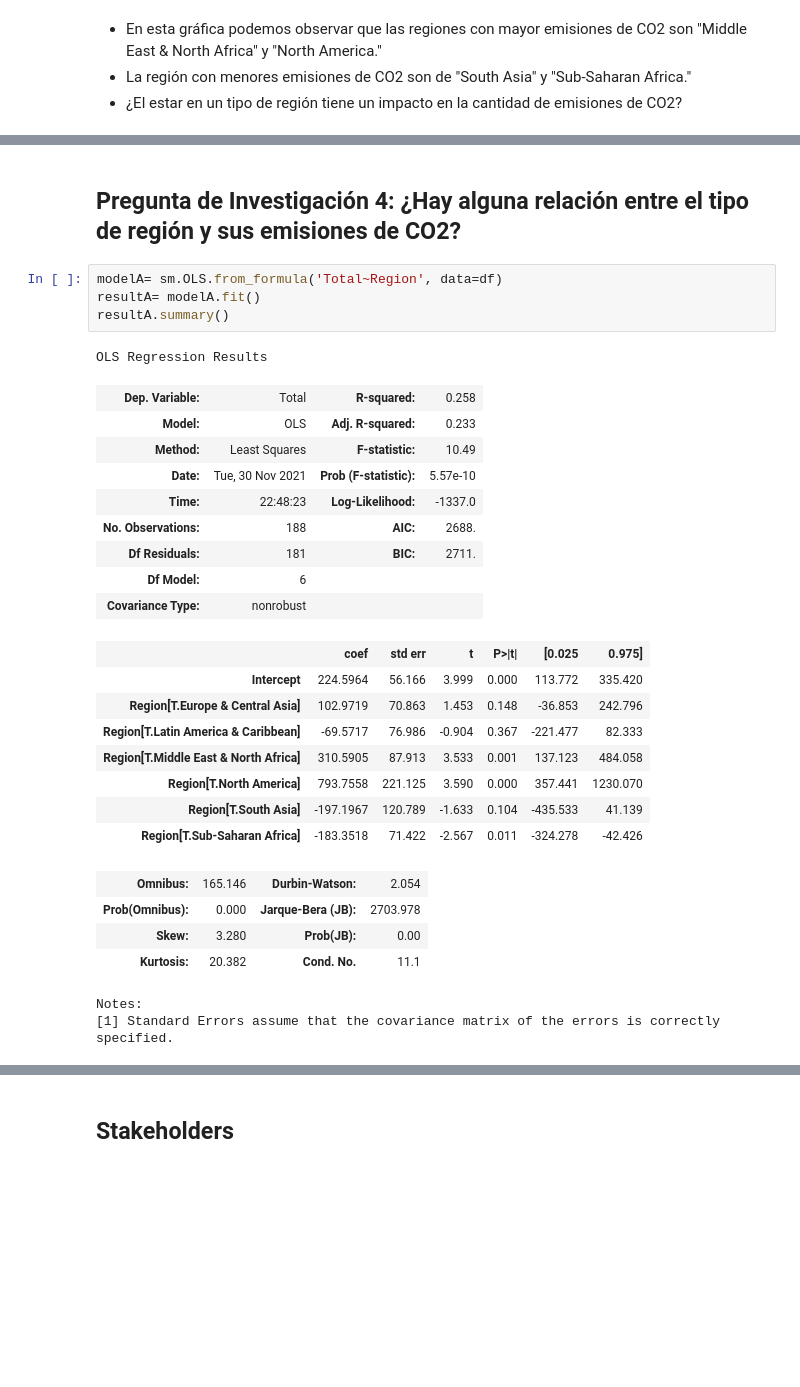
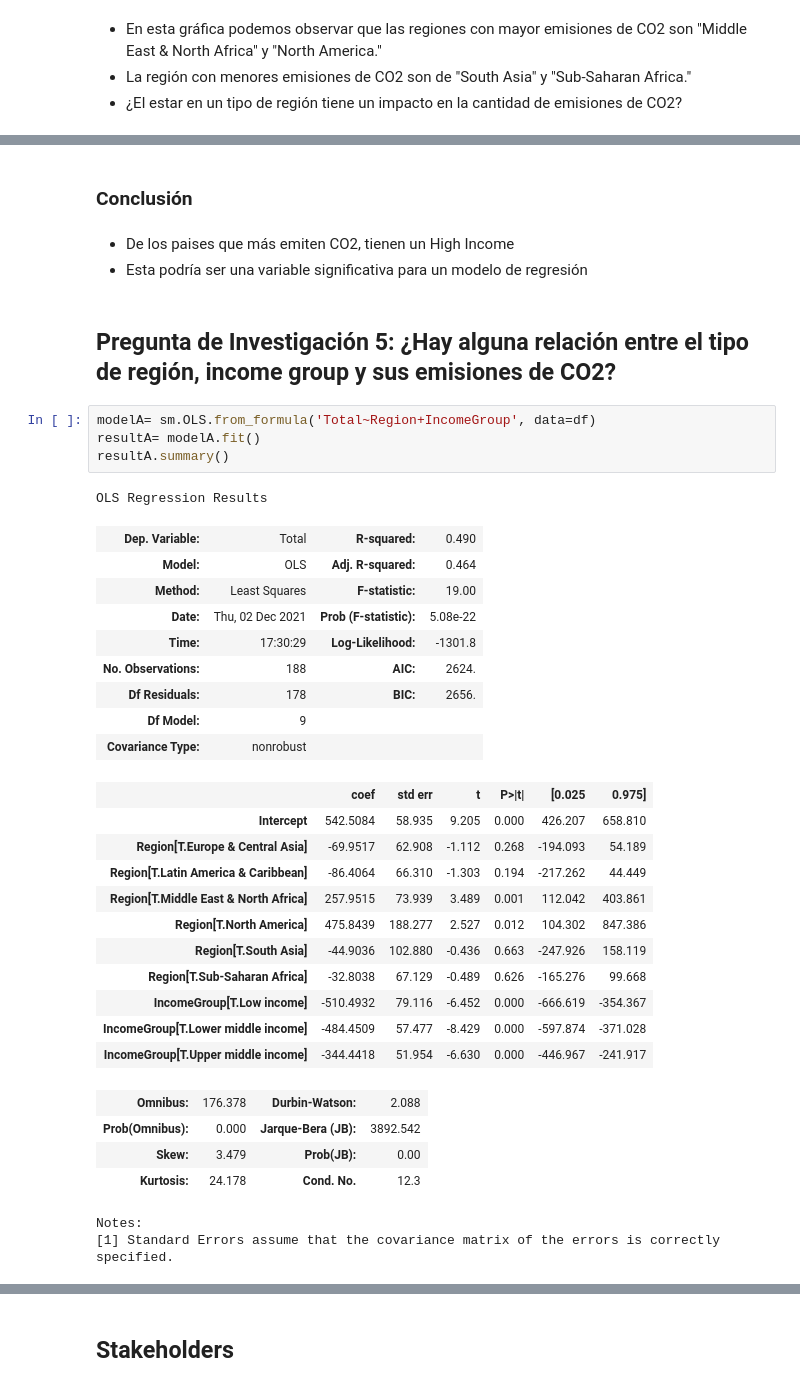
Before and after one commit to a01720514/VisualizacionDeDatos, a Jupyter notebook: A10_A01720514 (2).ipynb, the cells around one changed output, grey strips where cells are left out. Drawn from its saved outputs; the diff is of its cells as text; blank space fills up the shorter version.

```diff
--- a/A10_A01720514 (2).ipynb
+++ b/A10_A01720514 (2).ipynb
@@ -252,32 +278,40 @@ Text(0, 0.5, 'Tonelada métrica de CO2')
+# %% [markdown]
+### Conclusión
+# %% [markdown]
+* De los paises que más emiten CO2, tienen un High Income
+* Esta podría ser una variable significativa para un modelo de regresión
 # %% [markdown]
-## Pregunta de Investigación 4: ¿Hay alguna relación entre el tipo de región y sus emisiones de CO2?
+## Pregunta de Investigación 5: ¿Hay alguna relación entre el tipo de región, income group y sus emisiones de CO2?
 # %%
-modelA= sm.OLS.from_formula('Total~Region', data=df)
+modelA= sm.OLS.from_formula('Total~Region+IncomeGroup', data=df)
 resultA= modelA.fit()
 resultA.summary()
 # %% [output]
 OLS Regression Results
-| Dep. Variable: | Total | R-squared: | 0.258 |
-| Model: | OLS | Adj. R-squared: | 0.233 |
-| Method: | Least Squares | F-statistic: | 10.49 |
-| Date: | Tue, 30 Nov 2021 | Prob (F-statistic): | 5.57e-10 |
-| Time: | 22:48:23 | Log-Likelihood: | -1337.0 |
-| No. Observations: | 188 | AIC: | 2688. |
-| Df Residuals: | 181 | BIC: | 2711. |
-| Df Model: | 6 |  |  |
+| Dep. Variable: | Total | R-squared: | 0.490 |
+| Model: | OLS | Adj. R-squared: | 0.464 |
+| Method: | Least Squares | F-statistic: | 19.00 |
+| Date: | Thu, 02 Dec 2021 | Prob (F-statistic): | 5.08e-22 |
+| Time: | 17:30:29 | Log-Likelihood: | -1301.8 |
+| No. Observations: | 188 | AIC: | 2624. |
+| Df Residuals: | 178 | BIC: | 2656. |
+| Df Model: | 9 |  |  |
 | Covariance Type: | nonrobust |  |  |
 |  | coef | std err | t | P>|t| | [0.025 | 0.975] |
-| Intercept | 224.5964 | 56.166 | 3.999 | 0.000 | 113.772 | 335.420 |
-| Region[T.Europe & Central Asia] | 102.9719 | 70.863 | 1.453 | 0.148 | -36.853 | 242.796 |
-| Region[T.Latin America & Caribbean] | -69.5717 | 76.986 | -0.904 | 0.367 | -221.477 | 82.333 |
-| Region[T.Middle East & North Africa] | 310.5905 | 87.913 | 3.533 | 0.001 | 137.123 | 484.058 |
-| Region[T.North America] | 793.7558 | 221.125 | 3.590 | 0.000 | 357.441 | 1230.070 |
-| Region[T.South Asia] | -197.1967 | 120.789 | -1.633 | 0.104 | -435.533 | 41.139 |
-| Region[T.Sub-Saharan Africa] | -183.3518 | 71.422 | -2.567 | 0.011 | -324.278 | -42.426 |
+| Intercept | 542.5084 | 58.935 | 9.205 | 0.000 | 426.207 | 658.810 |
+| Region[T.Europe & Central Asia] | -69.9517 | 62.908 | -1.112 | 0.268 | -194.093 | 54.189 |
+| Region[T.Latin America & Caribbean] | -86.4064 | 66.310 | -1.303 | 0.194 | -217.262 | 44.449 |
+| Region[T.Middle East & North Africa] | 257.9515 | 73.939 | 3.489 | 0.001 | 112.042 | 403.861 |
+| Region[T.North America] | 475.8439 | 188.277 | 2.527 | 0.012 | 104.302 | 847.386 |
+| Region[T.South Asia] | -44.9036 | 102.880 | -0.436 | 0.663 | -247.926 | 158.119 |
+| Region[T.Sub-Saharan Africa] | -32.8038 | 67.129 | -0.489 | 0.626 | -165.276 | 99.668 |
+| IncomeGroup[T.Low income] | -510.4932 | 79.116 | -6.452 | 0.000 | -666.619 | -354.367 |
+| IncomeGroup[T.Lower middle income] | -484.4509 | 57.477 | -8.429 | 0.000 | -597.874 | -371.028 |
+| IncomeGroup[T.Upper middle income] | -344.4418 | 51.954 | -6.630 | 0.000 | -446.967 | -241.917 |
-| Omnibus: | 165.146 | Durbin-Watson: | 2.054 |
-| Prob(Omnibus): | 0.000 | Jarque-Bera (JB): | 2703.978 |
-| Skew: | 3.280 | Prob(JB): | 0.00 |
-| Kurtosis: | 20.382 | Cond. No. | 11.1 |
+| Omnibus: | 176.378 | Durbin-Watson: | 2.088 |
+| Prob(Omnibus): | 0.000 | Jarque-Bera (JB): | 3892.542 |
+| Skew: | 3.479 | Prob(JB): | 0.00 |
+| Kurtosis: | 24.178 | Cond. No. | 12.3 |
 Notes:
 [1] Standard Errors assume that the covariance matrix of the errors is correctly specified.
 # %% [markdown]
```
Also changed, not shown: parts of 12 cells of this notebook.
